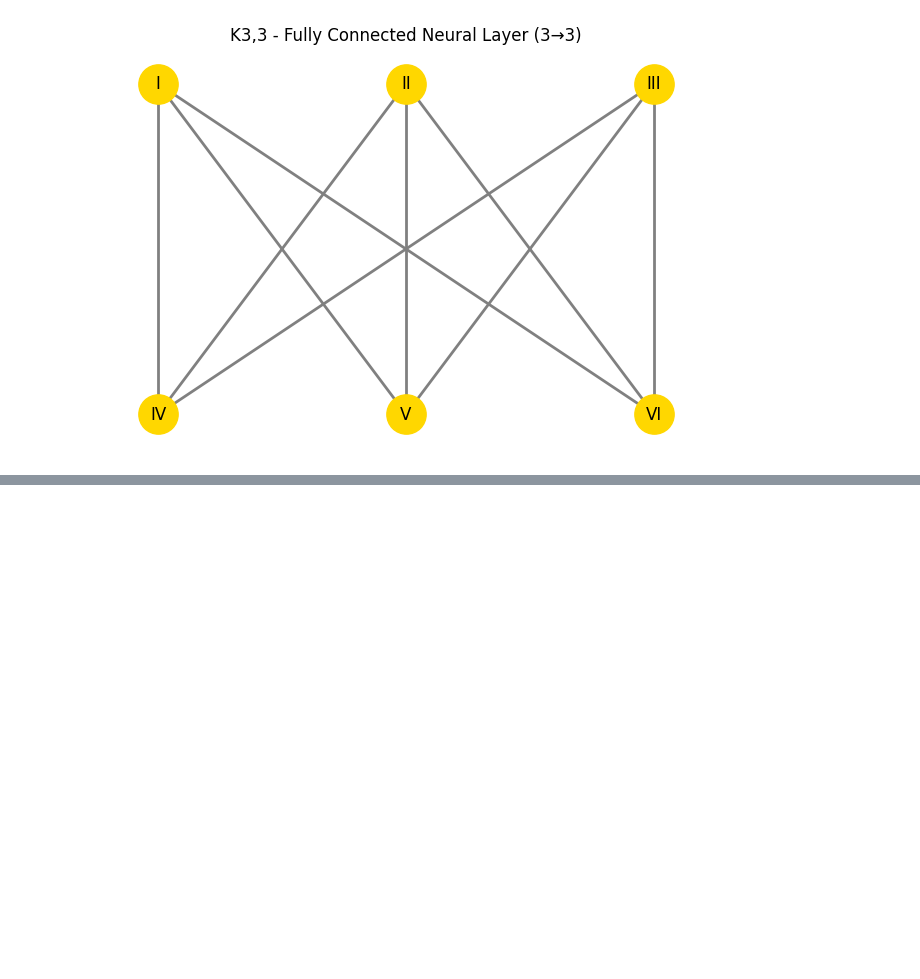
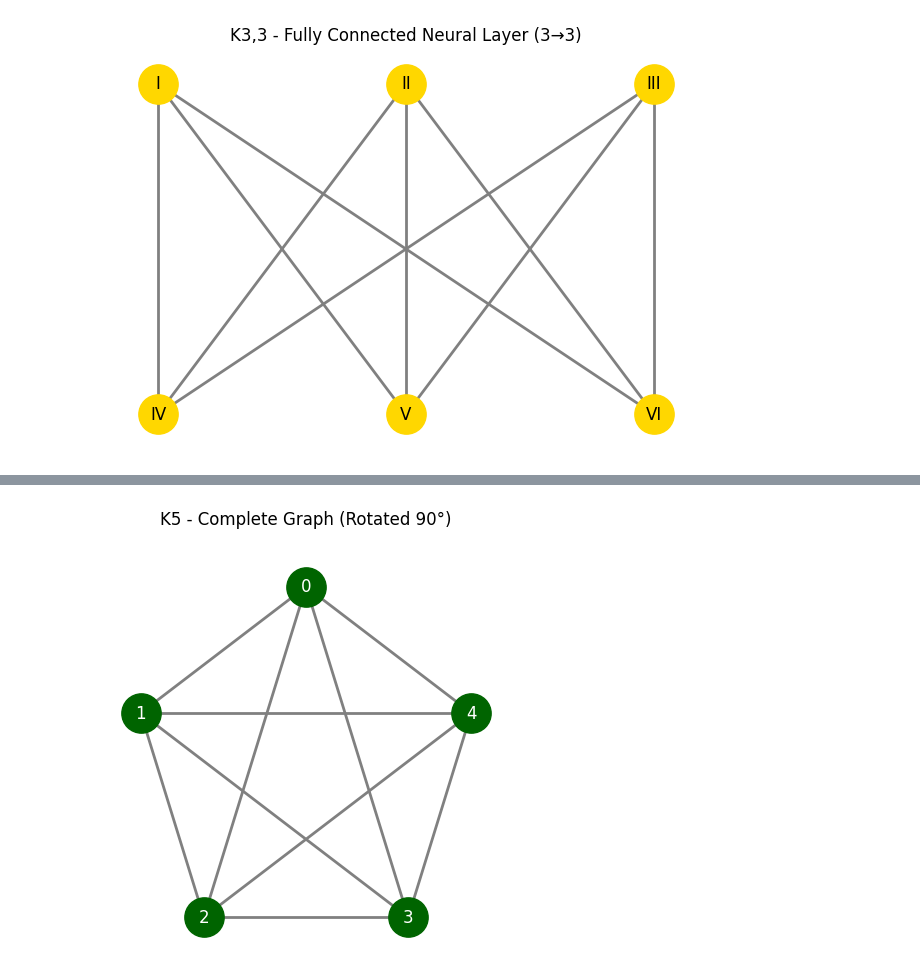
Before and after one commit to MarieGutiz/SCAnalysis, a Jupyter notebook: kuratowski_s_special_graphs.ipynb, the cells around one changed output, grey strips where cells are left out. Cells and saved outputs as stored; diff of their text form; code cells hidden in the pictures; blank space fills up the shorter version.

Commit message:
K5 - Complete graph

```diff
--- a/kuratowski_s_special_graphs.ipynb
+++ b/kuratowski_s_special_graphs.ipynb
@@ -57,0 +77,29 @@ plt.show()
+# %%
+import networkx as nx
+import matplotlib.pyplot as plt
+import numpy as np
+
+# --- K5: Complete Graph with 5 nodes ---
+k5 = nx.complete_graph(5)
+
+# Get the layout
+pos = nx.circular_layout(k5)
+
+# Rotate the layout 90 degrees counterclockwise
+rotated_pos = {node: np.array([-y, x]) for node, (x, y) in pos.items()}
+
+plt.figure(figsize=(4, 4))
+nx.draw(k5,
+        pos=rotated_pos,
+        with_labels=True,
+        node_color='darkgreen',
+        edge_color='gray',
+        width=2 ,
+        node_size=800,
+        font_color='white')
+plt.title("K5 - Complete Graph (Rotated 90°)", pad=20)
+plt.axis('off')
+plt.tight_layout()
+plt.show()
+# %% [output]
+[figure, added]
```
Also changed, not shown: parts of 4 cells of this notebook.
